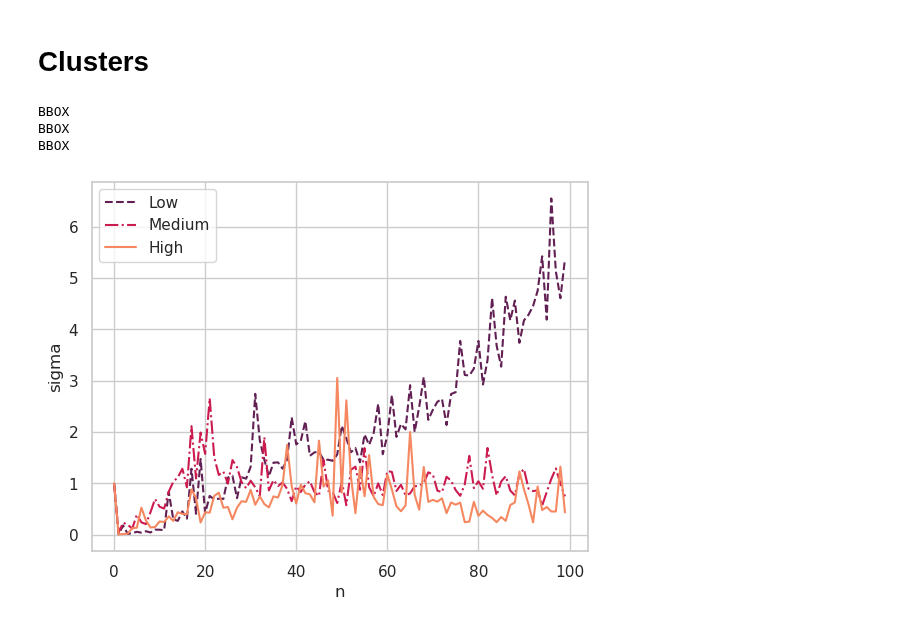
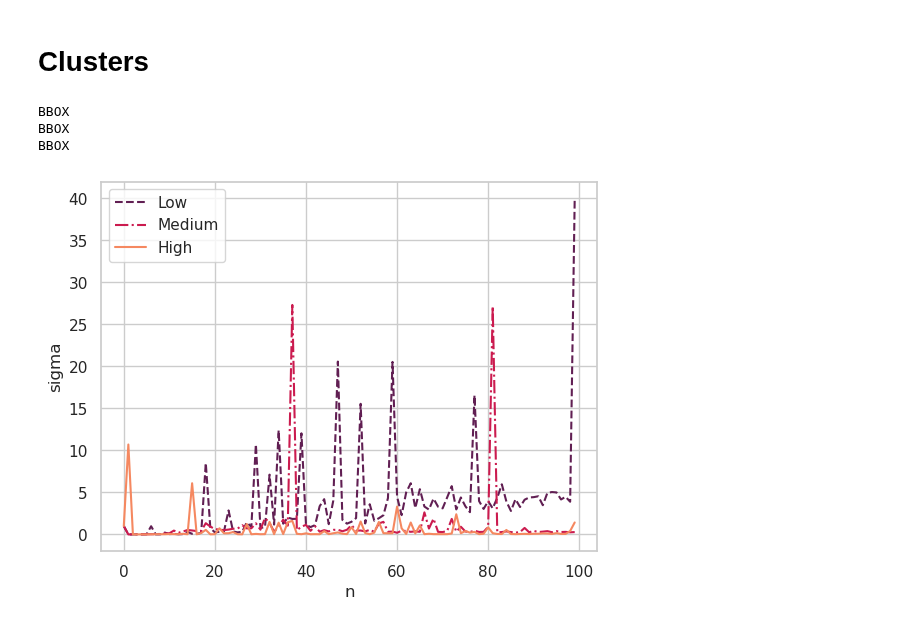
Before and after one commit to FilippoBragato/pqos-correlation, a Jupyter notebook: thesis/correlation_chapter.ipynb, the cells around one changed output. Saved outputs shown, nothing was run; the diff lists cells and outputs as text; code cells hidden in the pictures.

Commit message:
generating plots

```diff
--- a/thesis/correlation_chapter.ipynb
+++ b/thesis/correlation_chapter.ipynb
@@ -326,26 +326,26 @@ def find_kmeans_correlation(root:str, town:Town, traffic:Traffic, id:int, weathe
 # %%
 starting_index = 1000
 length = 100
-b = find_kmeans_correlation("/home/filo/SELMA_utils/archives", Town.T1, Traffic.Low, 0, Weather.Clear, Time.Sunset, Sensor.LT,starting_index, length,5,True)
-c = find_kmeans_correlation("/home/filo/SELMA_utils/archives", Town.T1, Traffic.Medium, 0, Weather.Clear, Time.Sunset, Sensor.LT,starting_index, length,5,True)
-d = find_kmeans_correlation("/home/filo/SELMA_utils/archives", Town.T1, Traffic.High, 0, Weather.Clear, Time.Sunset, Sensor.LT,starting_index, length,5,True)
+b = find_kmeans_correlation("/home/filo/SELMA_utils/archives", Town.T1, Traffic.Low, 0, Weather.Clear, Time.Sunset, Sensor.LT,starting_index, length,10,True)
+c = find_kmeans_correlation("/home/filo/SELMA_utils/archives", Town.T1, Traffic.Medium, 0, Weather.Clear, Time.Sunset, Sensor.LT,starting_index, length,10,True)
+d = find_kmeans_correlation("/home/filo/SELMA_utils/archives", Town.T1, Traffic.High, 0, Weather.Clear, Time.Sunset, Sensor.LT,starting_index, length,10,True)
 x = np.arange(0, length)
 # plot a,b,c,d in the same plot using seaborn
 # use different colors and markers
 # add a legend
 palette = sns.color_palette("rocket", n_colors=3)
 sns.set_theme(style="whitegrid")
 plt.tick_params(axis='both', which='both', top=False, right=False)
 plt.plot(x, b, label="Low", linestyle='--', color=palette[0])
 plt.plot(x, c, label="Medium", linestyle='-.', color=palette[1])
 plt.plot(x, d, label="High", color=palette[2])
 plt.xlabel("n")
 plt.ylabel("sigma")
 plt.legend()
-tikzplotlib.save("kmeans.tex")
+tikzplotlib.save("kmeans_10.tex")
 plt.show()
 # %% [output]
 BBOX
 BBOX
 BBOX
-[figure, old version]
+[figure, new version]
```
Also changed, not shown: parts of 1 cell of this notebook.
